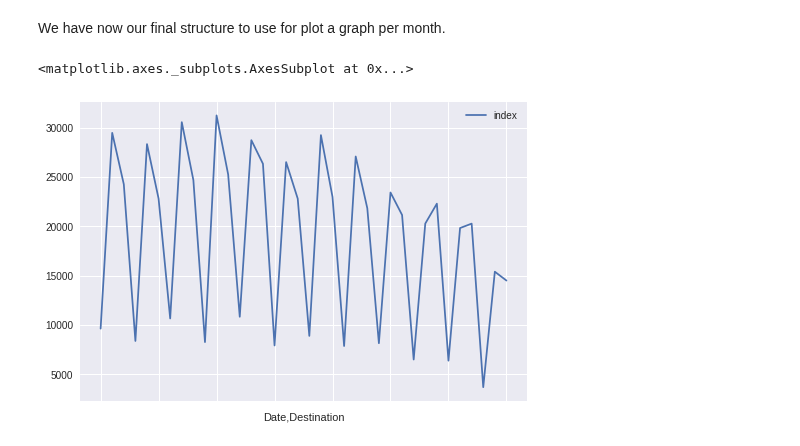
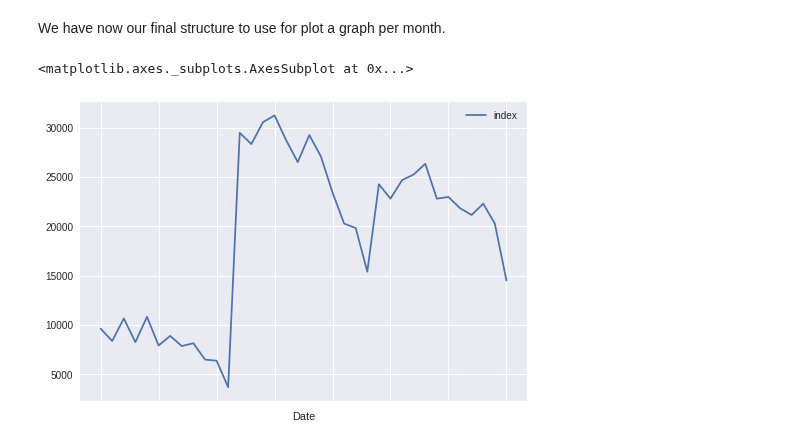
Before and after one commit to jangeloni/challenge_amadeus, a Jupyter notebook: third_exercise.ipynb, the cells around one changed output. Drawn from its saved outputs; the diff is of its cells as text; code cells hidden in the pictures.

Commit message:
TRIED SOME WAYS TO PLOT

```diff
--- a/third_exercise.ipynb
+++ b/third_exercise.ipynb
@@ -240,7 +240,7 @@ SEARCHES_DF_DEST
 Now we have only AGP, MAD, BCN airports, we have to group by date and by iata code, and count it.
 # %%
 #GROUP BY MONTH AND IATA CODE
-FINAL_STR = SEARCHES_DF_DEST.groupby(['Date', 'Destination']).count()
+FINAL_STR = SEARCHES_DF_DEST.groupby(['Destination', 'Date']).count().unstack()
 # %%
 FINAL_STR
 # %% [output]
@@ -267,8 +255,8 @@ We have now our final structure to use for plot a graph per month.
 # %%
 #PLOT PART
 #Note we have never tried to plot directly with pandas
 
-FINAL_STR.plot()
+FINAL_STR.plot(x="Date", y=["index", "Destination"], )
 # %% [output]
 <matplotlib.axes._subplots.AxesSubplot at 0x...>
-[figure, old version]
+[figure, new version]
```
Also changed, not shown: parts of 2 cells of this notebook.
